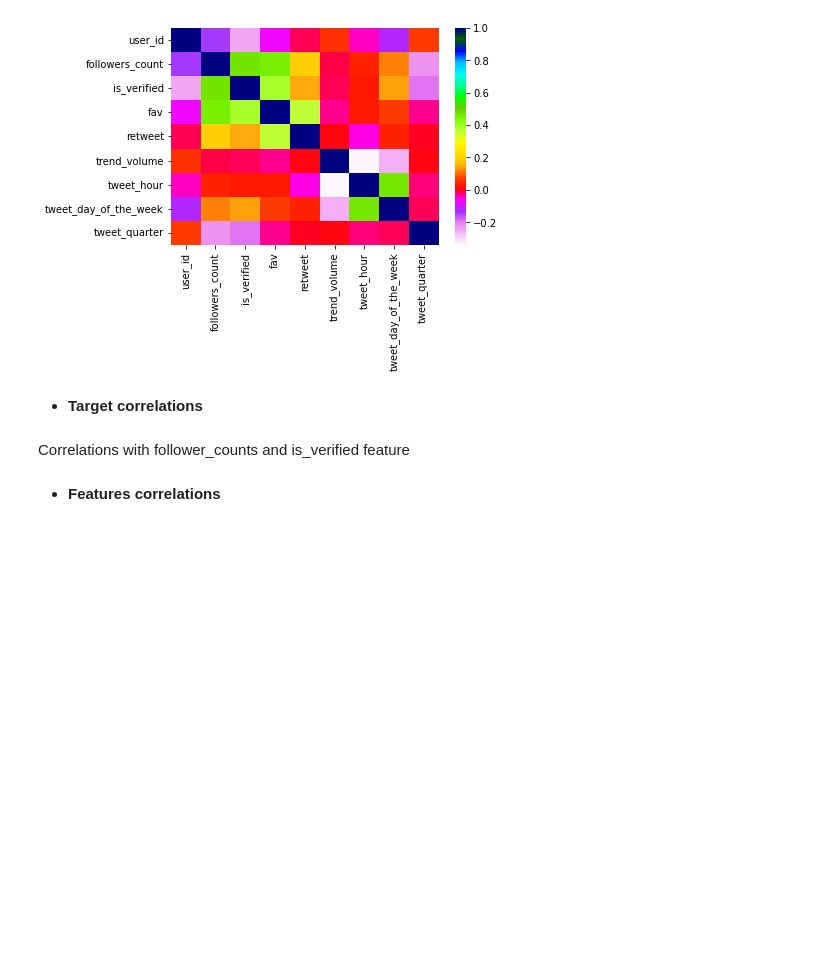
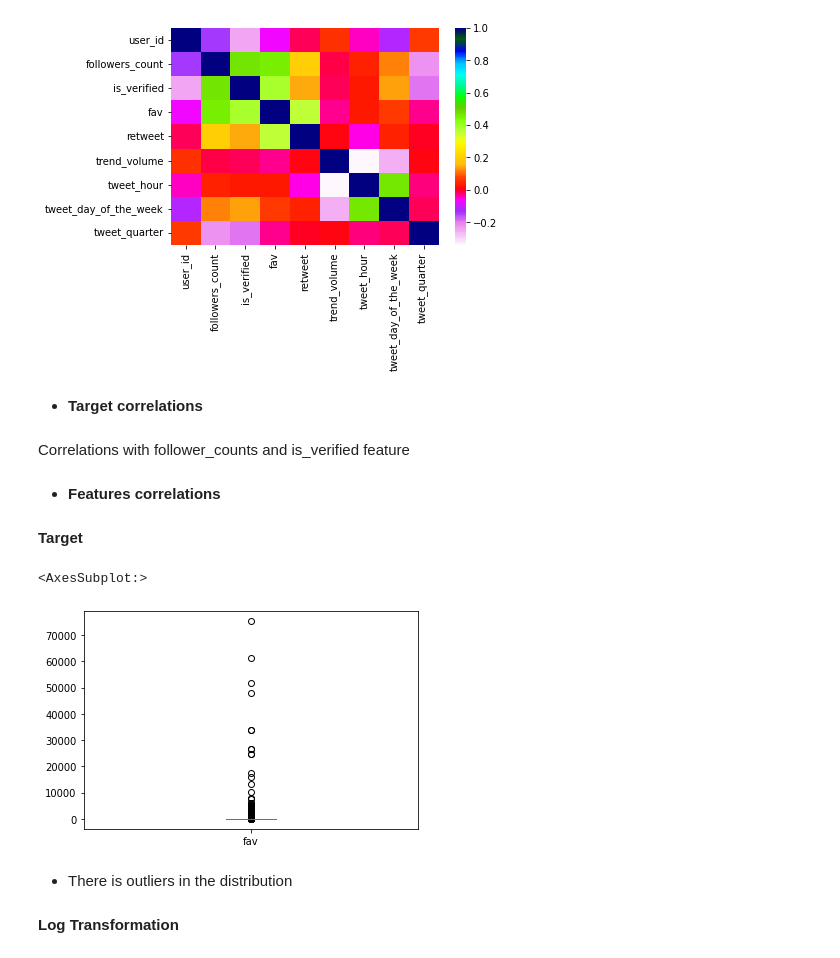
Before and after one commit to Anty45/Tweets-popularity, a Jupyter notebook: notebooks/exploration_tweets.ipynb, the cells around one changed output. Saved outputs shown, nothing was run; the diff lists cells and outputs as text; code cells hidden in the pictures; blank space fills up the shorter version.

```diff
--- a/notebooks/exploration_tweets.ipynb
+++ b/notebooks/exploration_tweets.ipynb
@@ -136,3 +139,5 @@ sns.heatmap(corr_,
    Correlations with follower_counts and is_verified feature
 # %% [markdown]
 * __Features correlations__
+# %% [markdown]
+__Target__
@@ -138,0 +147,9 @@ sns.heatmap(corr_,
+# %%
+df_preprocessed.fav.plot(kind='box')
+# %% [output]
+<AxesSubplot:>
+[figure, added]
+# %% [markdown]
+* There is outliers in the distribution
+# %% [markdown]
+__Log Transformation__
```
Also changed, not shown: parts of 18 cells of this notebook.
